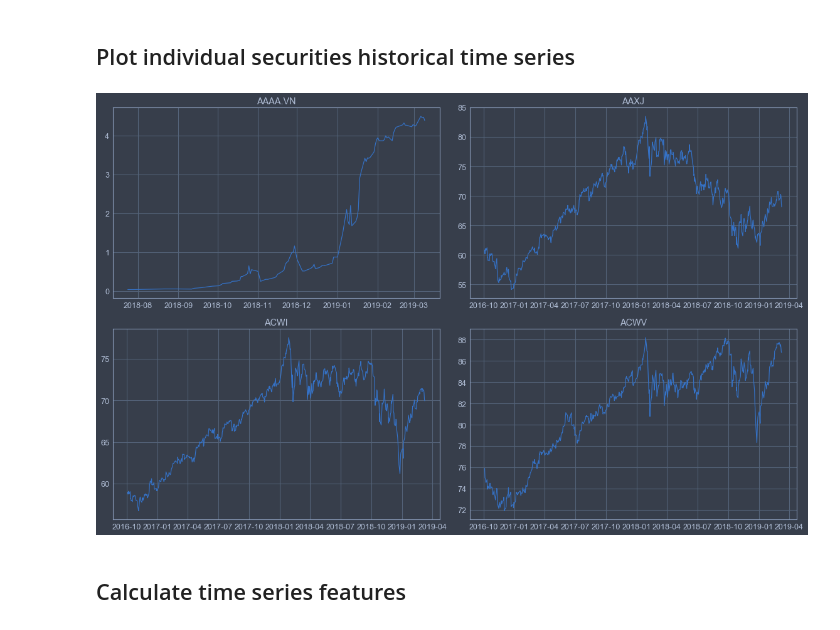
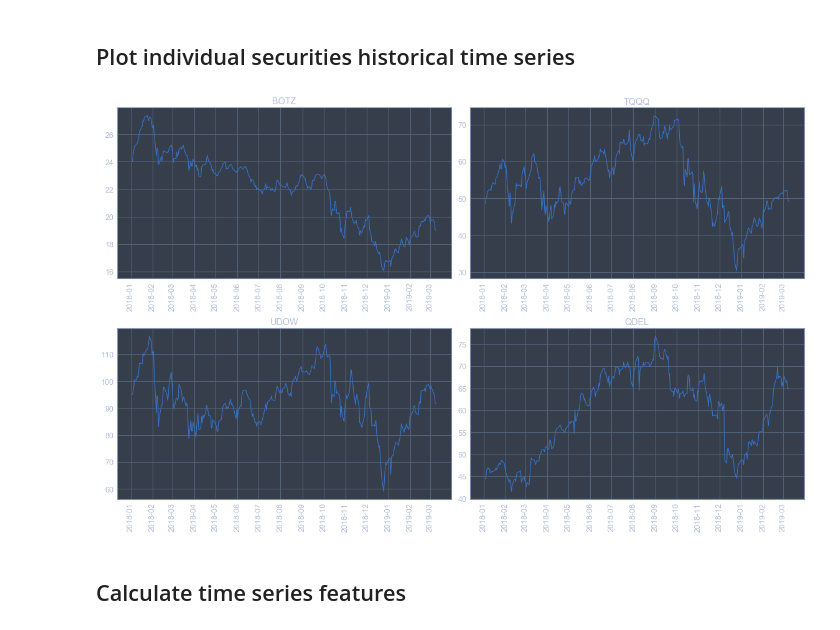
Before and after one commit to kz-qp/data-client, a Jupyter notebook: research.ipynb, the cells around one changed output. Cells and saved outputs as stored; diff of their text form; code cells hidden in the pictures.

```diff
--- a/research.ipynb
+++ b/research.ipynb
@@ -15,7 +15,7 @@ jtplot.style()
 
 from api.questrade import QTClient
 # %%
-REFRESH_TOKEN = "62H8z34AvOFx5G3kkjLzl0ItlywlozmF0"
+REFRESH_TOKEN = "sUMava8sct5goG1xwpiM3coy0v155QDE0"
 # %%
 client = QTClient(REFRESH_TOKEN)
 # %% [markdown]
@@ -63,24 +64,36 @@ historicals = historicals.set_index(["symbol", "end"])
 ## Plot individual securities historical time series
 # %%
+import matplotlib.dates as mdates
+months = mdates.MonthLocator(interval=1, bymonthday=1)
+m_fmt = mdates.DateFormatter('%Y-%m')
+
 def chunks(l, n):
     """Yield successive n-sized chunks from l."""
     for i in range(0, len(l), n):
         yield l[i:i + n]
 
-grouped = historicals.reset_index().set_index("end").groupby('symbol')
-symbol_chunks = chunks(list(grouped.groups.keys()), 4)
-for chunk in symbol_chunks:
-    rows = math.ceil(len(chunk) / 2)
-    fig, axs = plt.subplots(figsize=(16,10), nrows=rows, ncols=2)
-    targets = zip(chunk, axs.flatten())
-    for i, (key, ax) in enumerate(targets):
-        ax.plot(grouped.get_group(key)['close'])
-        ax.set_title(key)
-
-    plt.tight_layout()
-    plt.show()
+def plot_historicals(symbols, start_date):
+    filtered_df = historicals[(historicals.index.get_level_values('symbol').isin(symbols)) &
+                              (historicals.index.get_level_values('end') > start_date)
+                             ]
+    symbol_chunks = chunks(list(filtered_df.index.unique(level='symbol')), 4)
+    for chunk in symbol_chunks:
+        rows = math.ceil(len(chunk) / 2)
+        fig, axs = plt.subplots(figsize=(16,10), nrows=rows, ncols=2)
+        targets = zip(chunk, axs.flatten())
+        for i, (key, ax) in enumerate(targets):
+            ax.plot(filtered_df[filtered_df.index.get_level_values('symbol')==key].unstack(level=0)['close'])
+            ax.set_title(key)
+            ax.xaxis.set_major_locator(months)
+            ax.xaxis.set_major_formatter(m_fmt)
+            for tick in ax.get_xticklabels():
+                tick.set_rotation(90)
+        plt.tight_layout()
+        plt.show()
+plot_historicals(["BOTZ", "TQQQ", "UDOW", "QDEL"],
+                 start_date=pd.to_datetime("2018-01-01", format='%Y-%m-%d'))
 # %% [output]
-[figure, old version]
+[figure, new version]
 # %% [markdown]
 ## Calculate time series features
 # %% [markdown]
```
Also changed, not shown: parts of 10 cells of this notebook.
